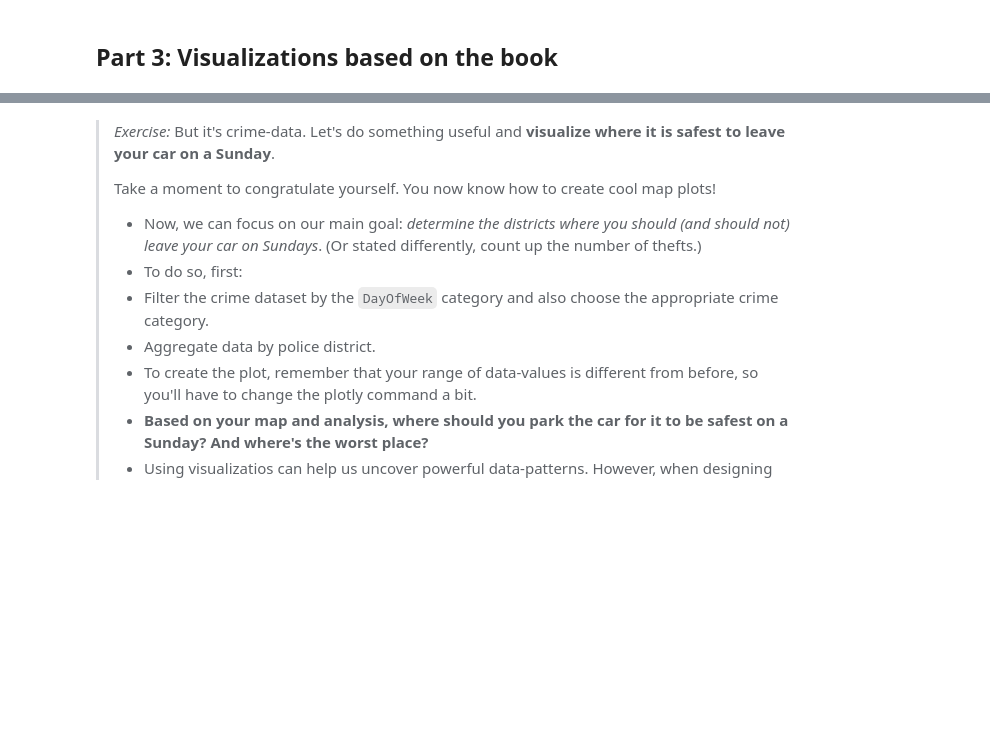
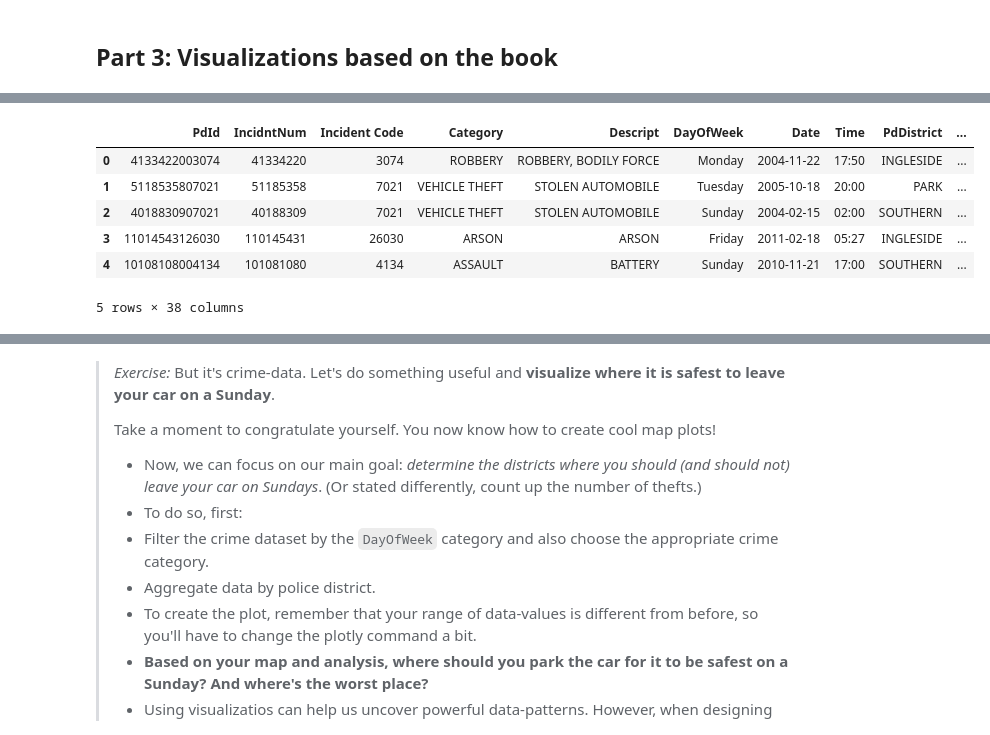
Before and after one commit to jens-create/socialdata2023, a Jupyter notebook: lectures/Week3.ipynb, the cells around one changed output, grey strips where cells are left out. Saved outputs shown, nothing was run; the diff lists cells and outputs as text; code cells hidden in the pictures; blank space fills up the shorter version.

```diff
--- a/lectures/Week3.ipynb
+++ b/lectures/Week3.ipynb
@@ -84,0 +83,19 @@ To find the text, you will need to go to **DTU Learn**. It's under "Course conte
+# %%
+import pandas as pd
+import seaborn as sns
+df = pd.read_csv("/Users/jenspt/Desktop/git/socialdata2023/Police_Department_Incident_Reports__Historical_2003_to_May_2018.csv")
+
+df["Timestamp"] = pd.to_datetime(df["Date"]+df["Time"], format="%m/%d/%Y%H:%M")
+df["Date"] = pd.to_datetime(df["Date"], format="%m/%d/%Y")
+df = df[df["Timestamp"] < "12/31/2017"]
+df['hour'] = df['Timestamp'].dt.hour
+df['minute'] = df['Timestamp'].dt.minute
+df.head()
+# %% [output]
+|  | PdId | IncidntNum | Incident Code | Category | Descript | DayOfWeek | Date | Time | PdDistrict | ... |
+| 0 | 4133422003074 | 41334220 | 3074 | ROBBERY | ROBBERY, BODILY FORCE | Monday | 2004-11-22 | 17:50 | INGLESIDE | ... |
+| 1 | 5118535807021 | 51185358 | 7021 | VEHICLE THEFT | STOLEN AUTOMOBILE | Tuesday | 2005-10-18 | 20:00 | PARK | ... |
+| 2 | 4018830907021 | 40188309 | 7021 | VEHICLE THEFT | STOLEN AUTOMOBILE | Sunday | 2004-02-15 | 02:00 | SOUTHERN | ... |
+| 3 | 11014543126030 | 110145431 | 26030 | ARSON | ARSON | Friday | 2011-02-18 | 05:27 | INGLESIDE | ... |
+| 4 | 10108108004134 | 101081080 | 4134 | ASSAULT | BATTERY | Sunday | 2010-11-21 | 17:00 | SOUTHERN | ... |
+5 rows × 38 columns
```
Also changed, not shown: parts of 8 cells of this notebook.
